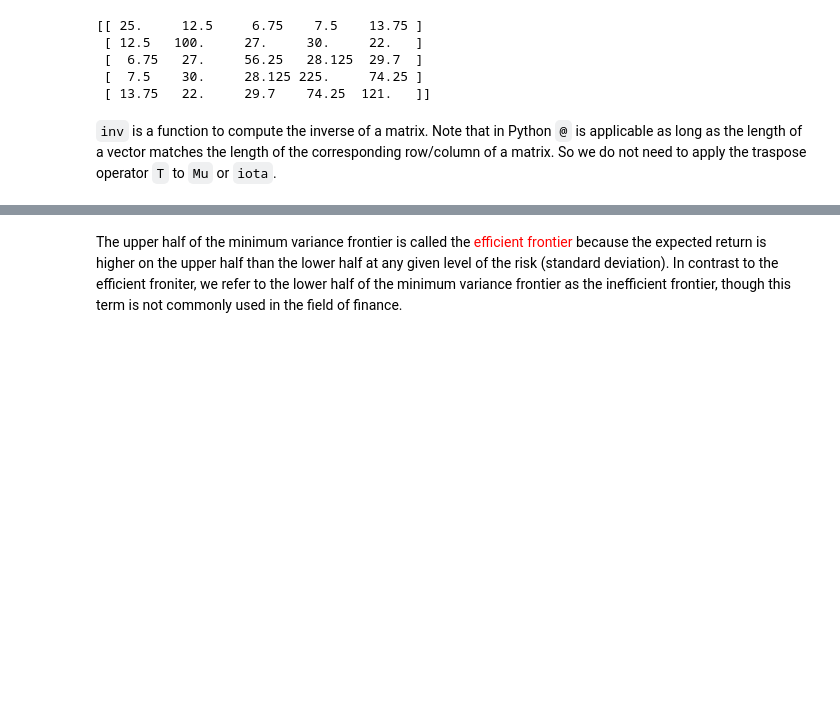
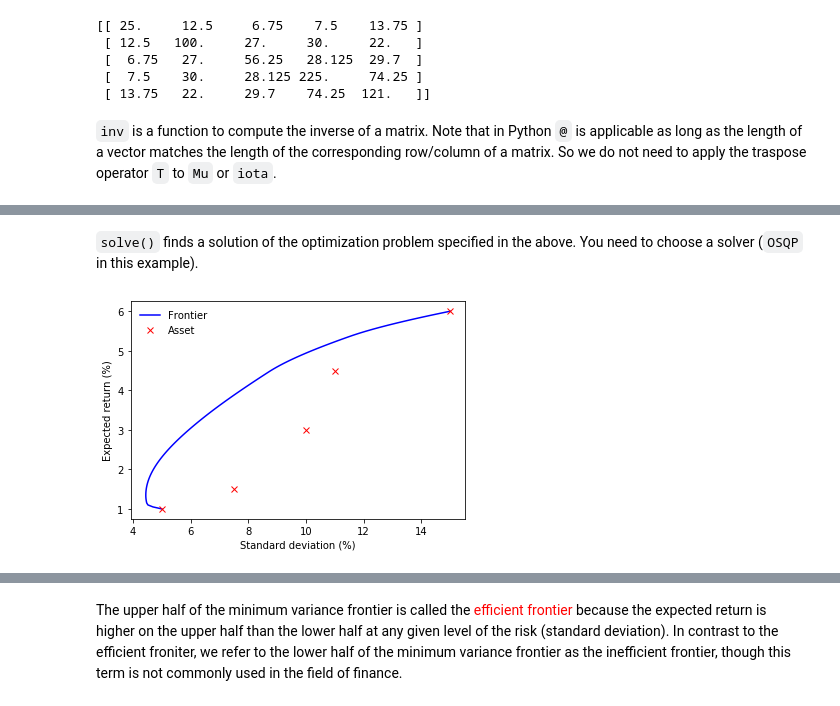
Before and after one commit to nakatsuma/GES-PEARL, a Jupyter notebook: notebook/ges_mvf.ipynb, the cells around one changed output, grey strips where cells are left out. Cells and saved outputs as stored; diff of their text form; code cells hidden in the pictures; blank space fills up the shorter version.

```diff
--- a/notebook/ges_mvf.ipynb
+++ b/notebook/ges_mvf.ipynb
@@ -71,0 +88,27 @@ print(Sigma)
+# %%
+Weight = cp.Variable(Mu.shape[0])
+Target_Return = cp.Parameter()
+Risk_Variance = cp.quad_form(Weight, Sigma)
+Opt_Portfolio = cp.Problem(cp.Minimize(Risk_Variance),
+                           [Weight.T*Mu == Target_Return,
+                            cp.sum(Weight) == 1.0,
+                            Weight >= 0.0])
+# %% [markdown]
+`solve()` finds a solution of the optimization problem specified in the above. You need to choose a solver (`OSQP` in this example).
+# %%
+V_Target = np.linspace(Mu.min(), Mu.max(), num=100)
+V_Risk = np.zeros(V_Target.shape)
+V_Weight = np.zeros((V_Target.shape[0], Mu.shape[0]))
+for idx, Target_Return.value in enumerate(V_Target):
+    Opt_Portfolio.solve(solver=cp.OSQP)
+    V_Weight[idx, :] = Weight.value.T
+    V_Risk[idx] = np.sqrt(Risk_Variance.value)
+fig1 = plt.figure(num=1, facecolor='w')
+plt.plot(V_Risk, V_Target, 'b-')
+plt.plot(np.sqrt(np.diagonal(Sigma)), Mu, 'rx')
+plt.legend(['Frontier', 'Asset'], loc='best', frameon=False)
+plt.xlabel('Standard deviation (%)')
+plt.ylabel('Expected return (%)')
+plt.show()
+# %% [output]
+[figure, added]
```
Also changed, not shown: parts of 17 cells of this notebook.
